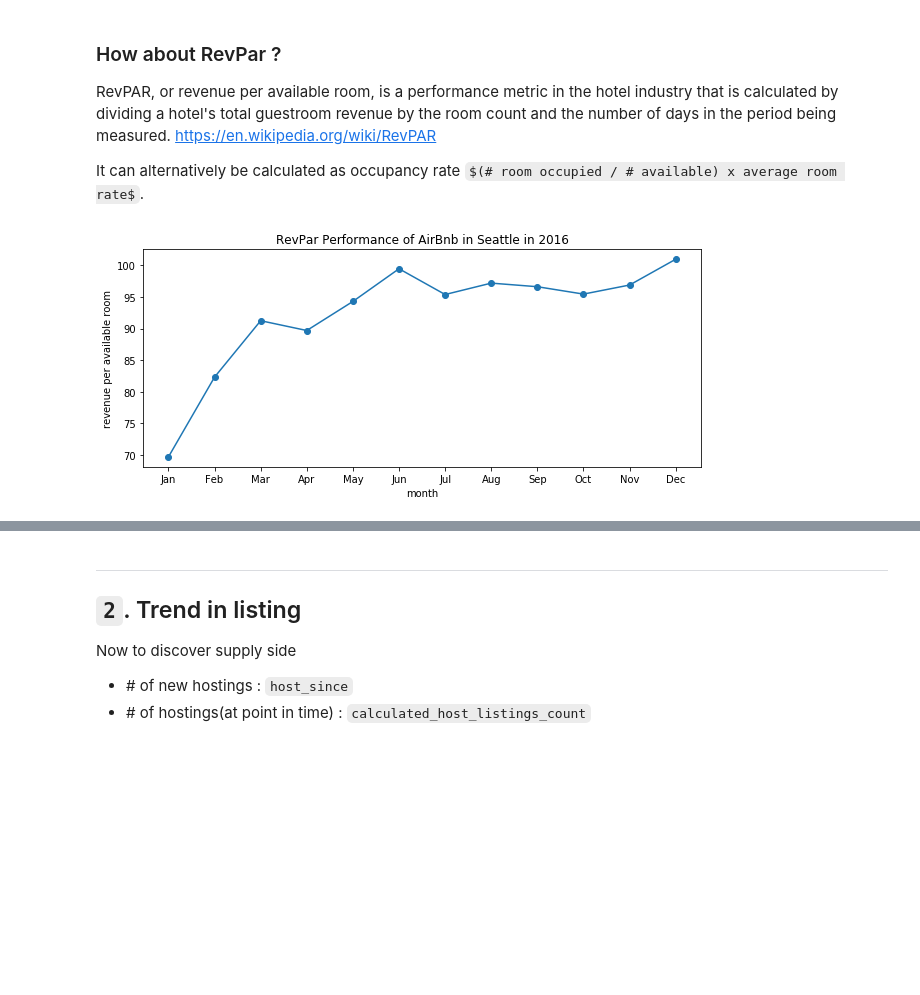
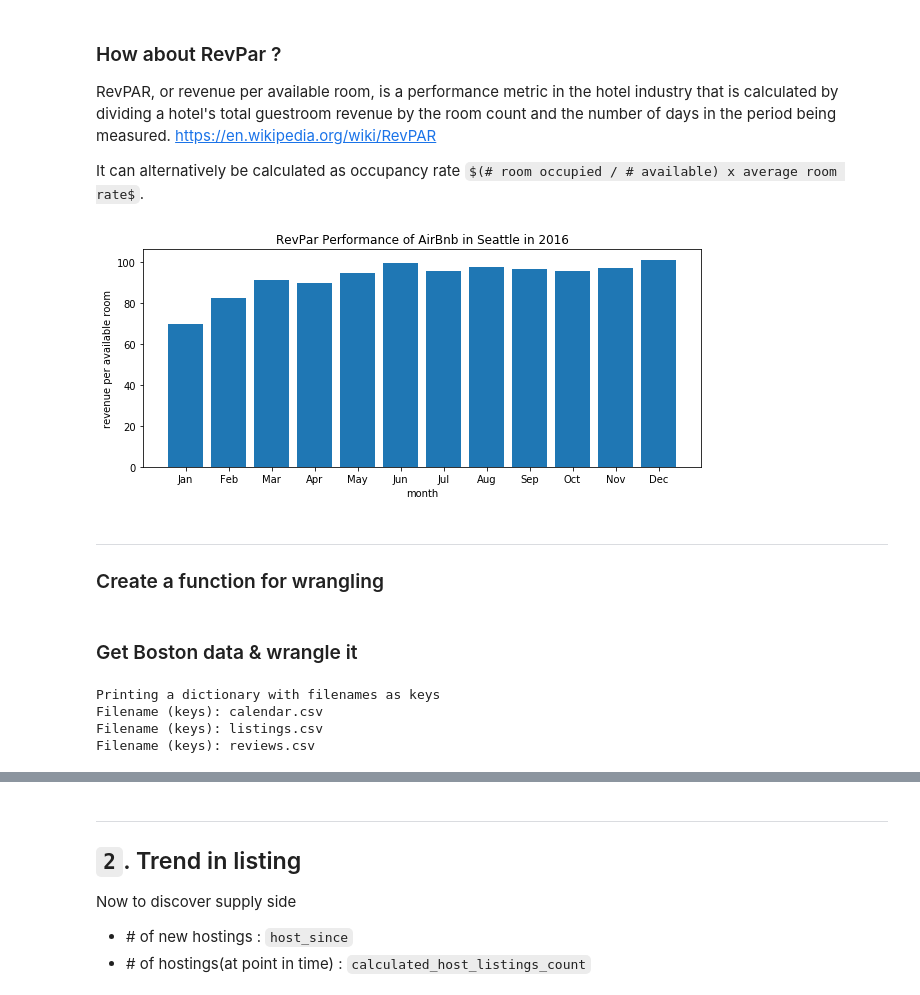
Before and after one commit to jasonsuk/ds-airbnb, a Jupyter notebook: analysis.ipynb, the cells around one changed output, grey strips where cells are left out. Cells and saved outputs as stored; diff of their text form; code cells hidden in the pictures; some formulas as TeX source; blank space fills up the shorter version.

Commit message:
Made a function for occ & room rate trend and applied it to Boston airbnb dataset

```diff
--- a/analysis.ipynb
+++ b/analysis.ipynb
@@ -209,5 +217,2 @@ for old, new in rep.items() :
-# %%
-# Converting object to float : price
-calendar.price = calendar.price.astype(float)
 # %%
 # Occpancy rate and price per day
@@ -277,8 +270,8 @@ The above codes take too much time, which will be improved for any later use.
 ### Occupancy rate and average room rate in 2016
 AirBnb Seattle
 # %%
-monthly_occ_price = calendar.groupby('month').mean()[['available', 'price']]
-monthly_occ_price.head()
+analysis_seattle = calendar.groupby('month').mean()[['available', 'price']]
+analysis_seattle.head()
 # %% [output]
 |  | available | price |
 | month |  |  |
@@ -308,0 +283,9 @@ monthly_occ_price.describe()
+# %%
+# Mapping integers to month name
+analysis_seattle.index = map_calendar_month(analysis_seattle.index)
+
+# Change column names
+analysis_seattle.columns = ['occ_rate', 'room_rate']
+
+# Confirm the change
+analysis_seattle.head()
@@ -337,13 +332,20 @@ monthly_occ_price['rev_par'] = monthly_occ_price.occ_rate * monthly_occ_price.av
+# %%
+analysis_seattle['rev_par'] = ( analysis_seattle.occ_rate
+                                * analysis_seattle.room_rate )
 # %%
-date = monthly_occ_price.index
+date = analysis_seattle.index
+revpar = analysis_seattle['rev_par']
+layout_obj = {
+    'title': 'RevPar Performance of AirBnb in Seattle in 2016',
+    'xlabel': 'month',
+    'ylabel': 'revenue per available room'
+}
 
-plt.figure(figsize=(10,4))
-plt.plot(date, monthly_occ_price['rev_par'], marker='o')
-
-plt.title('RevPar Performance of AirBnb in Seattle in 2016')
-plt.xlabel('month')
-plt.ylabel('revenue per available room')
+plot_bar_chart(date, revpar, layout_obj, rotation=False)
 
 plt.show()
 # %% [output]
-[figure, old version]
+[figure, new version]
+# %% [markdown]
+---
+### Create a function for wrangling
@@ -349,0 +374,10 @@ plt.show()
+# %% [markdown]
+### Get Boston data & wrangle it
+# %%
+# Extract airbnb Boston 'calendar' data
+df_bos = extract_df_from_airbnb_zipfile(FILE_PATH_BOSTON)
+# %% [output]
+Printing a dictionary with filenames as keys
+Filename (keys): calendar.csv
+Filename (keys): listings.csv
+Filename (keys): reviews.csv
```
Also changed, not shown: parts of 34 cells of this notebook.
